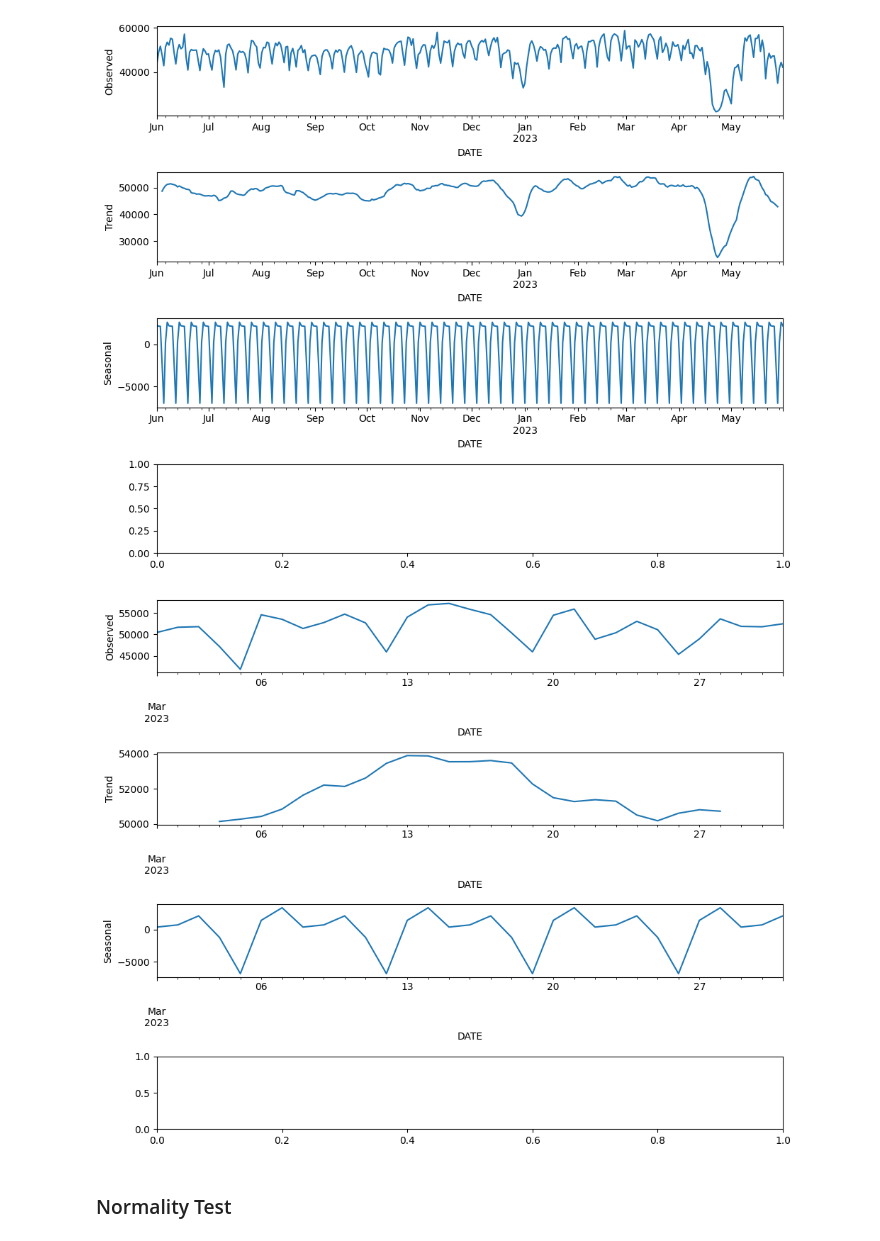
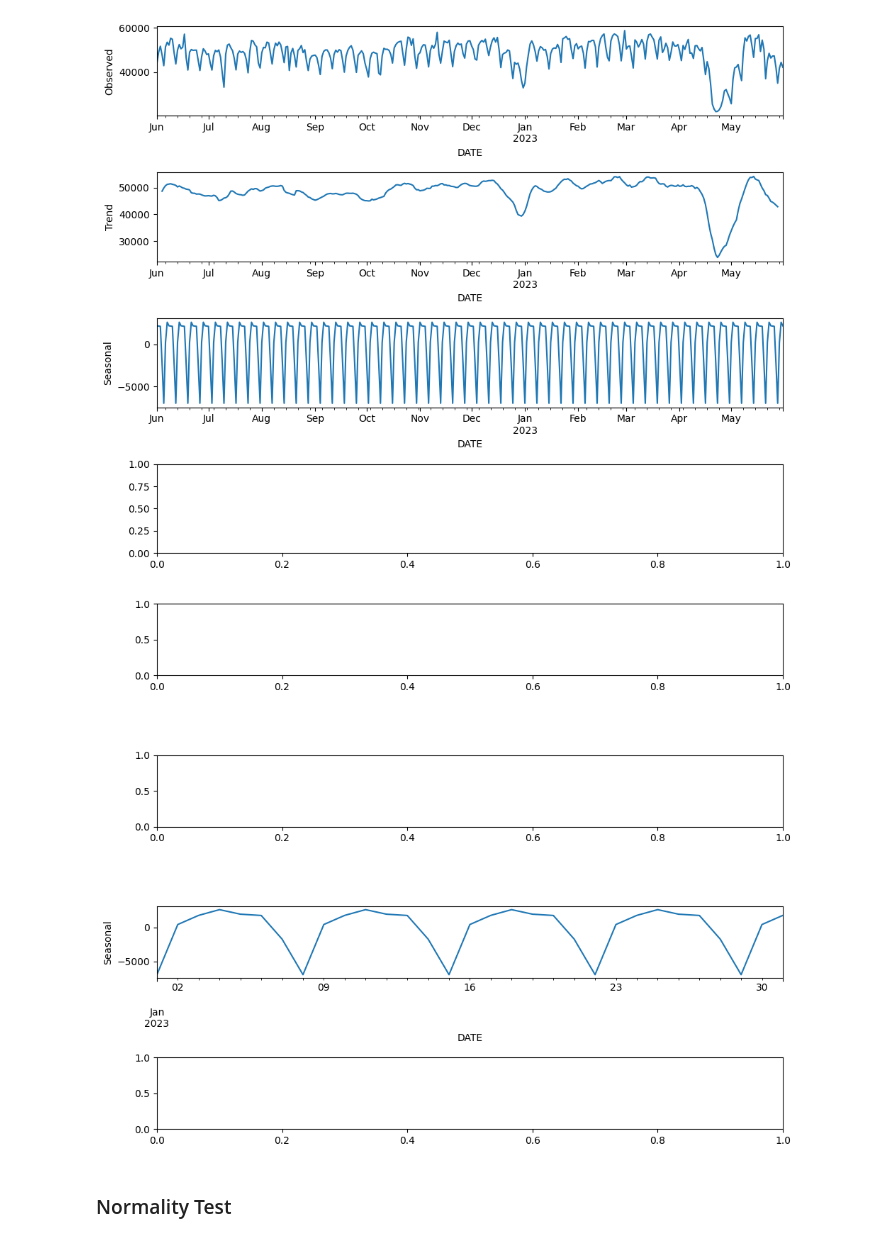
Before and after one commit to RizkiRiyadi/ForecastGasDemandKarawang, a Jupyter notebook: ForecastTest.ipynb, the cells around one changed output. Drawn from its saved outputs; the diff is of its cells as text; code cells hidden in the pictures.

```diff
--- a/ForecastTest.ipynb
+++ b/ForecastTest.ipynb
@@ -61,24 +84,20 @@ plt.show()
 [figure]
 # %%
 # Filter data for January 2023
-february_2023 = df['2023/03']
+january_2023 = df['2023/01']
 
 # Perform seasonal decomposition
-result = seasonal_decompose(february_2023, model='additive')  # Use 'multiplicative' for non-linear trend
+result = seasonal_decompose(january_2023, model='additive')  # Use 'multiplicative' for non-linear trend
 
 # Plot the decomposition components
 fig, axes = plt.subplots(4, 1, figsize=(10, 8))
-result.observed.plot(ax=axes[0])
-axes[0].set_ylabel('Observed')
-result.trend.plot(ax=axes[1])
-axes[1].set_ylabel('Trend')
 result.seasonal.plot(ax=axes[2])
 axes[2].set_ylabel('Seasonal')
 
 plt.tight_layout()
 plt.show()
 # %% [output]
-[figure, old version]
+[figure, new version]
 # %% [markdown]
 ### Normality Test
 # %%
```
Also changed, not shown: parts of 4 cells of this notebook.
